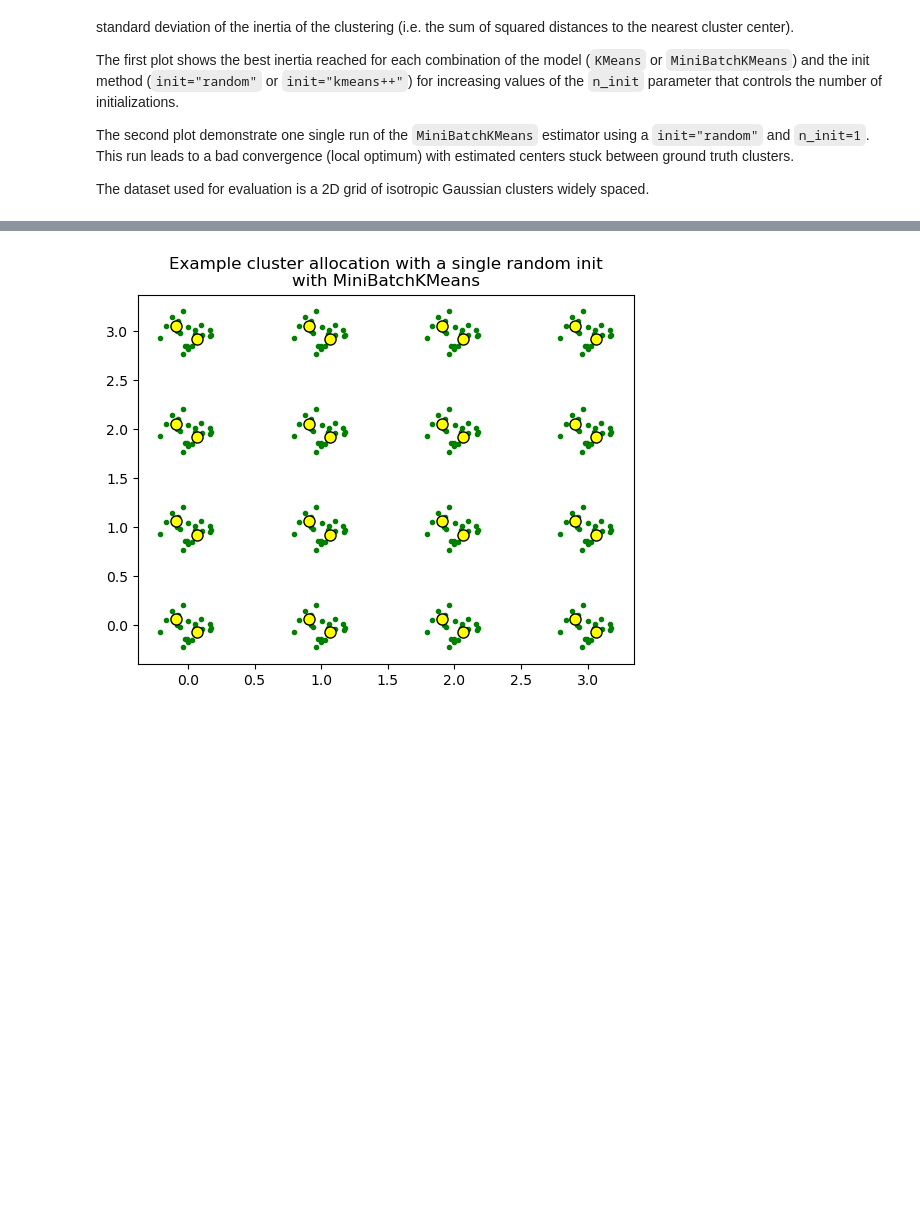
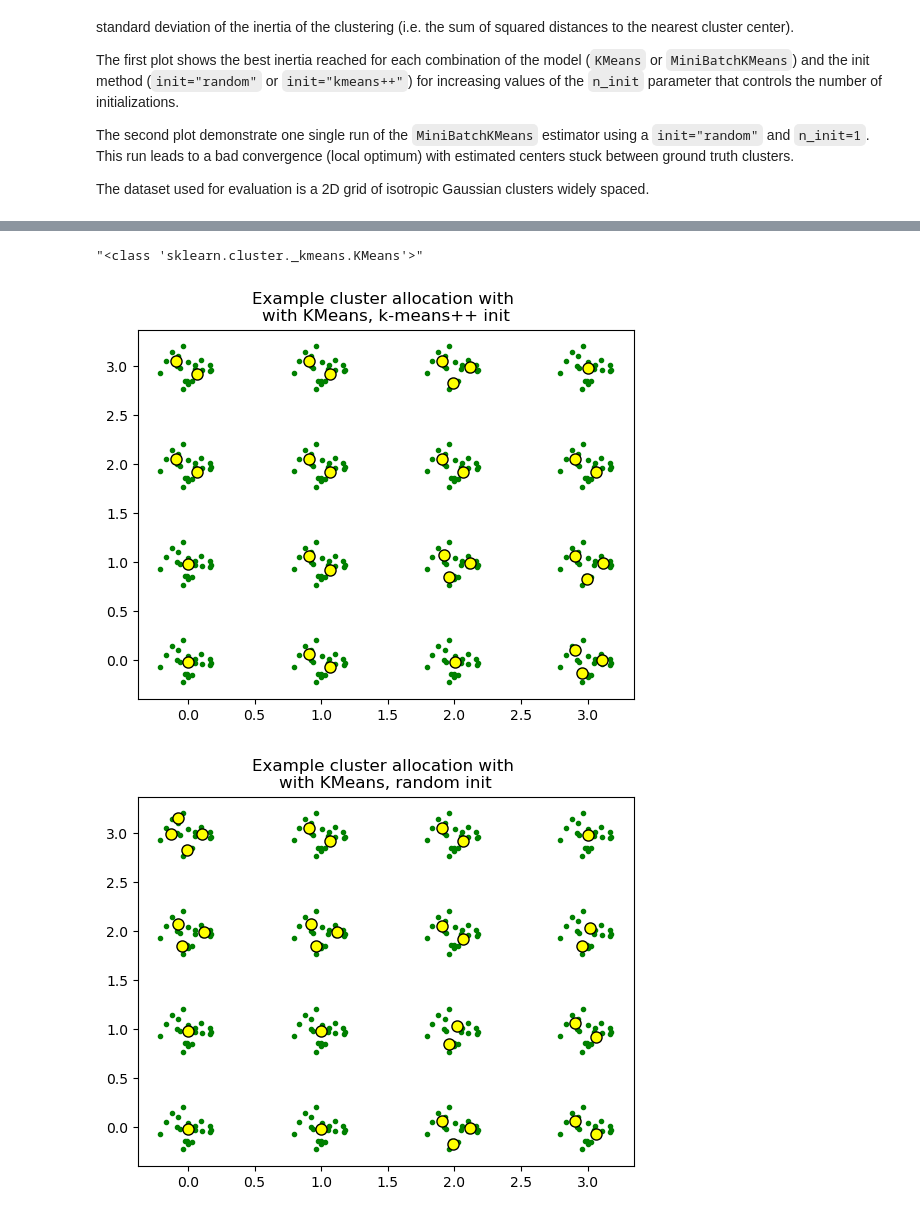
Before and after one commit to gittar/skl-discussion, a Jupyter notebook: n-init.ipynb, the cells around one changed output, grey strips where cells are left out. Cells and saved outputs as stored; diff of their text form; code cells hidden in the pictures; blank space fills up the shorter version.

```diff
--- a/n-init.ipynb
+++ b/n-init.ipynb
@@ -33,8 +33,12 @@ Requirement already satisfied: threadpoolctl>=2.0.0 in /home/fritzke/miniconda2/
 # %% [markdown]
 [![Binder](https://mybinder.org/badge_logo.svg)](https://mybinder.org/v2/gh/gittar/skl-discussion/HEAD)
 # %%
+# adapted from https://scikit-learn.org/stable/auto_examples/cluster/plot_kmeans_stability_low_dim_dense.html
 # Author: Olivier Grisel <olivier.grisel@ensta.org>
 # License: BSD 3 clause
+
+# Author of this notebook:
+# Bernd Fritzke <fritzke@web.de>
 
 import numpy as np
 import matplotlib.pyplot as plt
@@ -93,7 +97,7 @@ cases = [
     (BKMeans, "k-means++", {"m":10}),
 
 ]
-
+kms={}
 for factory, init, params in cases:
     print("Evaluation of %s with %s init" % (factory.__name__, init))
     inertia = np.empty((len(n_init_range), n_runs))
@@ -106,11 +110,12 @@ for factory, init, params in cases:
                 n_clusters=n_clusters,
                 init=init,
                 random_state=run_id,
-                n_init=n_init,
+                n_init=n_init if factory!=BKMeans else 1,
                 **params,
             )
             km.fit(X)
             inertia[i, run_id] = km.inertia_
+    kms[factory.__name__+", "+init]=km
     #p = plt.errorbar(n_init_range, inertia.mean(axis=1), 0.00*inertia.std(axis=1))
     p = plt.plot(n_init_range, inertia.mean(axis=1),marker="o")
     plots.append(p[0])
@@ -120,7 +125,7 @@ plt.xlabel("n_init")
 plt.ylabel("inertia")
 plt.legend(plots, legends)
 plt.title("Mean inertia for various k-means init across %d runs" % n_runs)
-
+""
 # Part 2: Qualitative visual inspection of the convergence
 
 # X, y = make_data(random_state, n_samples_per_center, grid_size, scale)
@@ -137,23 +142,29 @@ Text(0.5, 1.0, 'Mean inertia for various k-means init across 8 runs')
+# %%
+str(KMeans)
+# %% [output]
+"<class 'sklearn.cluster._kmeans.KMeans'>"
 # %%
-plt.figure()
-for k in range(n_clusters):
-    my_members = km.labels_ == k
-    color = cm.nipy_spectral(float(k) / n_clusters, 1)
-    plt.plot(X[my_members, 0], X[my_members, 1], ".", c="green")
-    cluster_center = km.cluster_centers_[k]
-    plt.plot(
-        cluster_center[0],
-        cluster_center[1],
-        marker="o",
-        markerfacecolor="yellow",
-        markeredgecolor="k",
-        markersize=8,
-        zorder= 5
-    )
-    plt.title(
-        "Example cluster allocation with a single random init\nwith MiniBatchKMeans"
-    )
+for kmname, km in kms.items():
+    plt.figure()
+    for k in range(n_clusters):
+        my_members = km.labels_ == k
+        color = cm.nipy_spectral(float(k) / n_clusters, 1)
+        plt.plot(X[my_members, 0], X[my_members, 1], ".", c="green")
+        cluster_center = km.cluster_centers_[k]
+        plt.plot(
+            cluster_center[0],
+            cluster_center[1],
+            marker="o",
+            markerfacecolor="yellow",
+            markeredgecolor="k",
+            markersize=8,
+            zorder= 5
+        )
+        plt.title(
+            f"Example cluster allocation with \nwith {kmname} init"
+        )
 
-plt.show()
+    plt.show()
 # %% [output]
-[figure, old version]
+[figure, new version]
+[figure, added]
```
Also changed, not shown: parts of 2 cells of this notebook.
